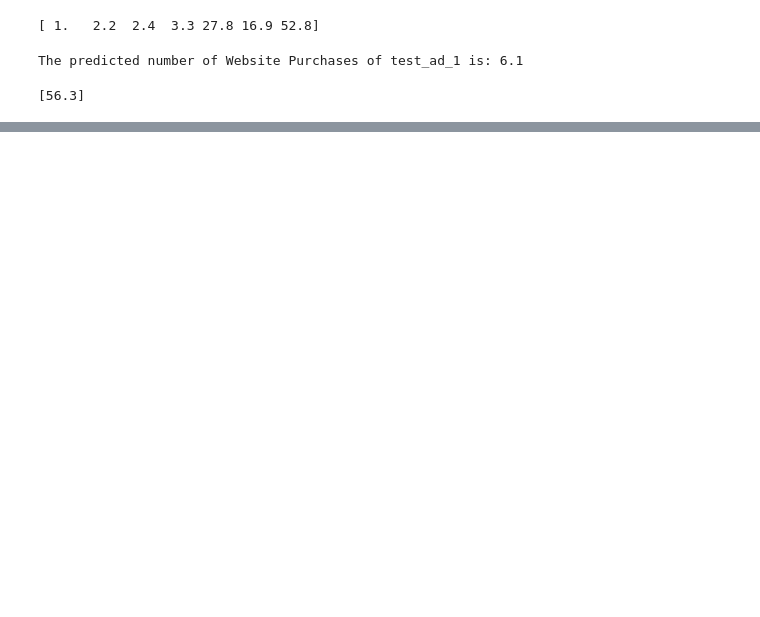
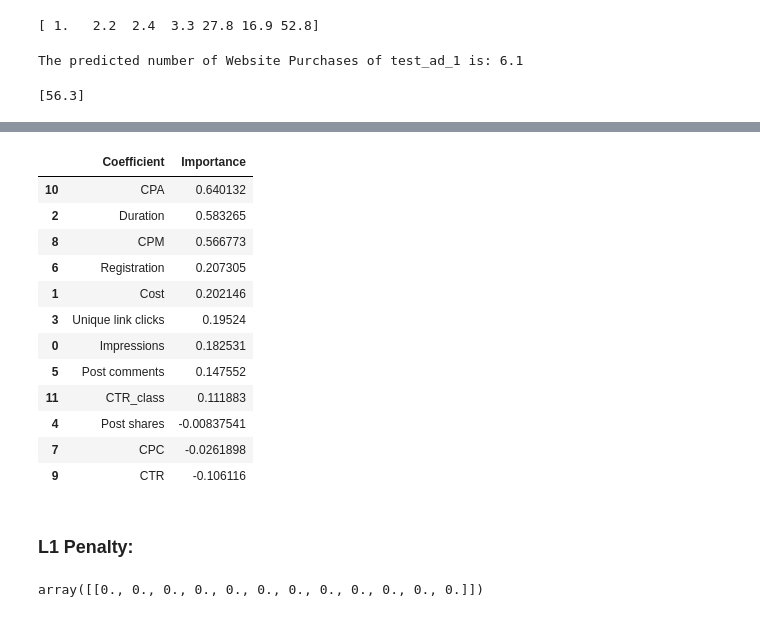
Before and after one commit to Lucas-LDN/Data_Curious_, a Jupyter notebook: First Project/Third analysis | New Data.ipynb, the cells around one changed output, grey strips where cells are left out. Drawn from its saved outputs; the diff is of its cells as text; code cells hidden in the pictures; blank space fills up the shorter version.

```diff
--- a/First Project/Third analysis | New Data.ipynb
+++ b/First Project/Third analysis | New Data.ipynb
@@ -925,0 +994,6 @@ print(lin_model_purchases_updated.predict(test_ad_8).round(1))
+# %%
+features_l2 = pd.DataFrame(np.vstack((X.columns, log_model_l2.coef_)).T,
+                        columns = ["Coefficient", "Importance"])            \
+             .sort_values("Importance", ascending = False)
+features_l2
+# %% [output]
@@ -925,0 +1002,24 @@ print(lin_model_purchases_updated.predict(test_ad_8).round(1))
+|  | Coefficient | Importance |
+| 10 | CPA | 0.640132 |
+| 2 | Duration | 0.583265 |
+| 8 | CPM | 0.566773 |
+| 6 | Registration | 0.207305 |
+| 1 | Cost | 0.202146 |
+| 3 | Unique link clicks | 0.19524 |
+| 0 | Impressions | 0.182531 |
+| 5 | Post comments | 0.147552 |
+| 11 | CTR_class | 0.111883 |
+| 4 | Post shares | -0.00837541 |
+| 7 | CPC | -0.0261898 |
+| 9 | CTR | -0.106116 |
+# %% [markdown]
+### L1 Penalty:
+# %%
+model_log_l1 = LogisticRegression(penalty = "l1", max_iter = 5000,
+                                  solver = "liblinear", C = 0.1)
+
+model_log_l1.fit(X_scaled, y)
+
+model_log_l1.coef_
+# %% [output]
+array([[0., 0., 0., 0., 0., 0., 0., 0., 0., 0., 0., 0.]])
```
Also changed, not shown: parts of 14 cells of this notebook.
